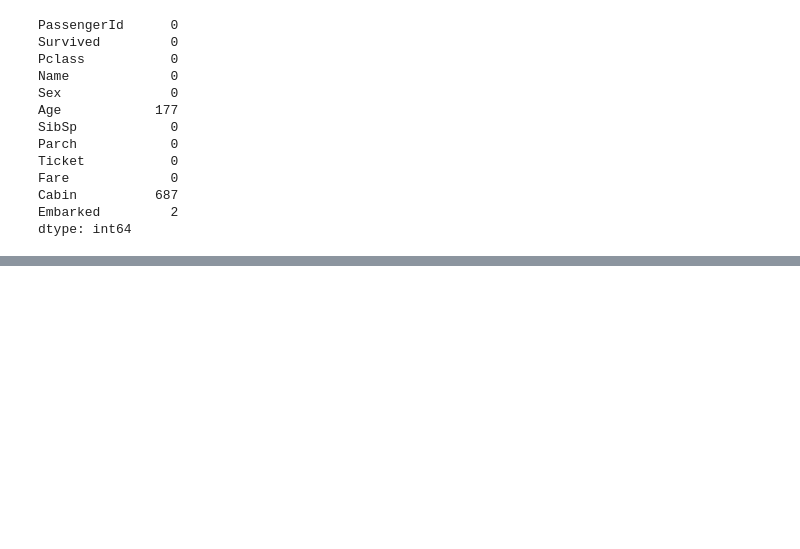
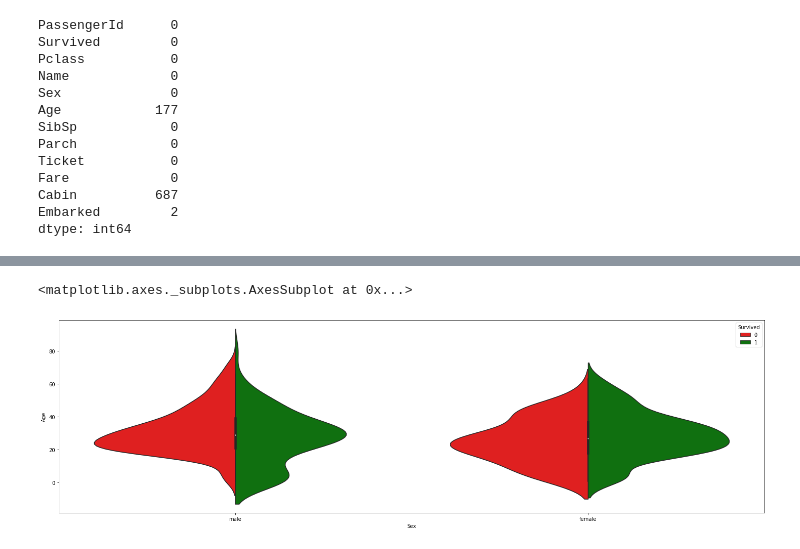
Before and after one commit to Shalmalee15/Titanic---Machine-Learning-from-Disaster, a Jupyter notebook: titanic_ML.ipynb, the cells around one changed output, grey strips where cells are left out. Cells and saved outputs as stored; diff of their text form; code cells hidden in the pictures; blank space fills up the shorter version.

```diff
--- a/titanic_ML.ipynb
+++ b/titanic_ML.ipynb
@@ -63,0 +106,10 @@ dtype: int64
+# %%
+fig = plt.figure(figsize=(25, 7))
+sns.violinplot(x='Sex', y='Age',
+               hue='Survived', data=train_data,
+               split=True,
+               palette={0: "r", 1: "g"}
+              )
+# %% [output]
+<matplotlib.axes._subplots.AxesSubplot at 0x...>
+[figure, added]
```
Also changed, not shown: parts of 6 cells of this notebook.
